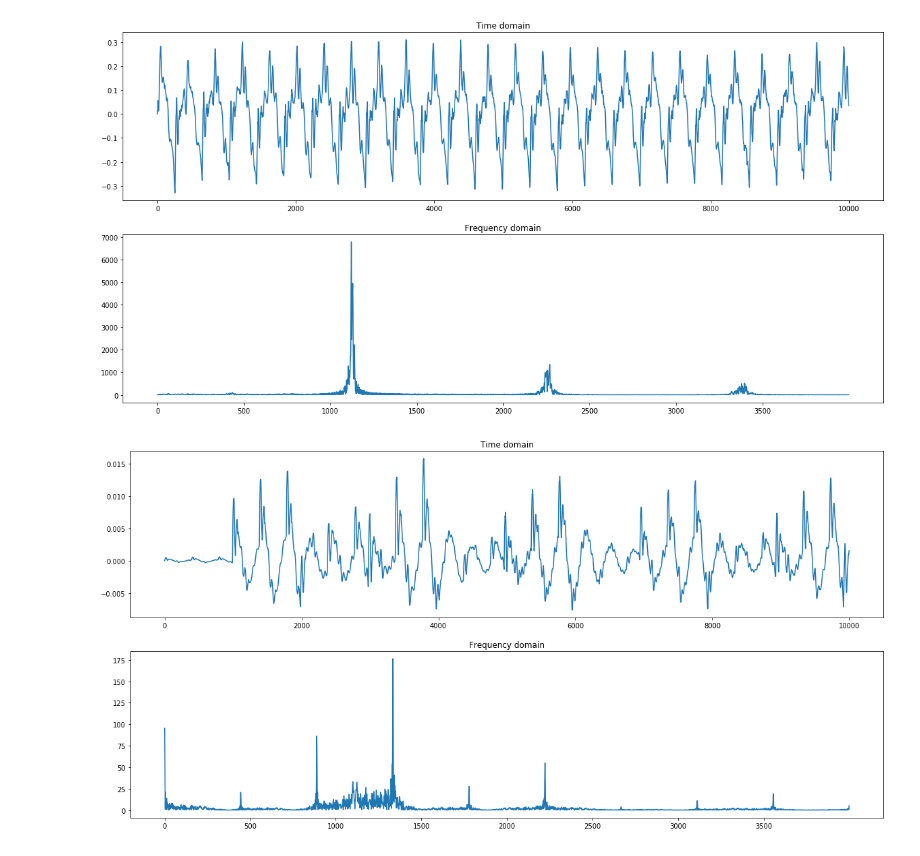
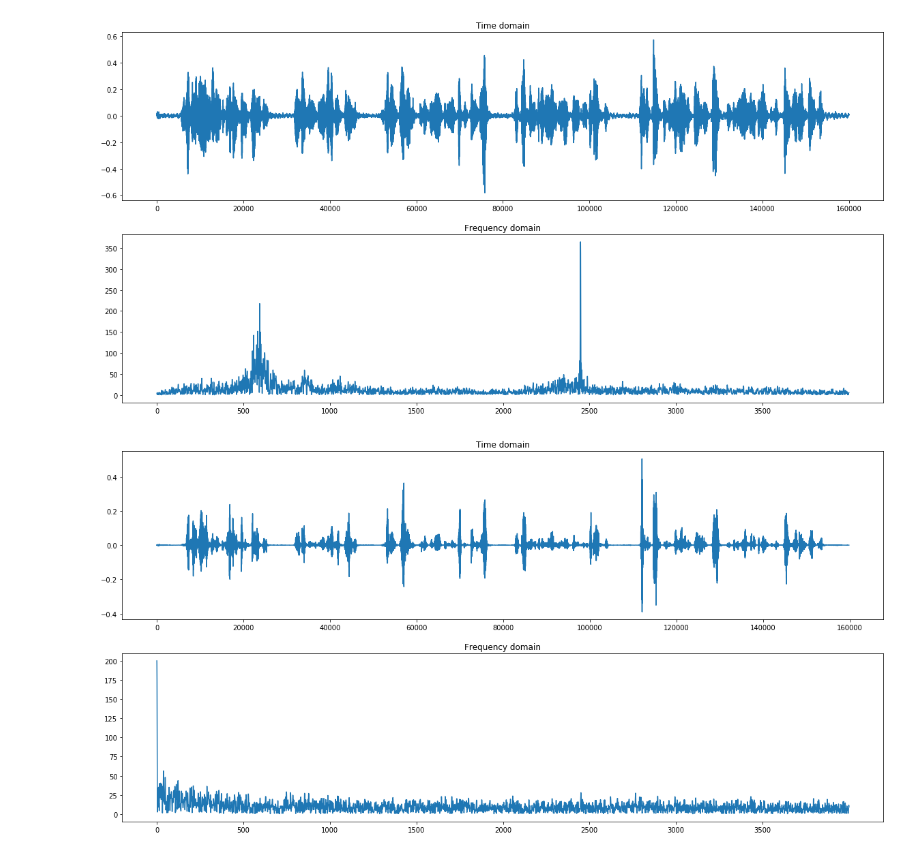
Before and after one commit to enthyp/DSP, a Jupyter notebook: lpc-10/examples/compression.ipynb, the cells around one changed output. Saved outputs shown, nothing was run; the diff lists cells and outputs as text; code cells hidden in the pictures.

```diff
--- a/lpc-10/examples/compression.ipynb
+++ b/lpc-10/examples/compression.ipynb
@@ -5,33 +5,33 @@ from lpc.coding import *
 from lpc.utils import dump_audio, get_audio, record_audio
 from utils import butter_lowpass_filter, plot_audio
 
-fs = 44100
+fs = 8000
 window_len = int(240 / 8000 * fs)
 window_step = int(180 / 8000 * fs)
 bt_min_f, bt_max_f = 100, 400
-n_coef = 150
+n_coef = 10
 
 encoder = Encoder(window_len, window_step, n_coef, bt_min_f, bt_max_f, fs)
 decoder = Decoder(window_step, n_coef)
 # %%
 audio_dir = os.path.join('.', '..', 'audio')
 f_min = 0
-f_max = 4000
+f_max = 3500
 
-test_path = os.path.join(audio_dir, 'a.wav')
+test_path = os.path.join(audio_dir, 'test.wav')
 if not os.path.exists(test_path):
-    audio = record_audio(5, sample_rate=fs)
+    audio = record_audio(20, sample_rate=fs)
     dump_audio(audio, test_path)
 else:
     audio = get_audio(test_path)
 
 left, right = audio[:, 0], audio[:, 1]
 cutoff_freq = f_max
 left_lp = butter_lowpass_filter(left, cutoff_freq, sample_rate=fs).astype(np.double)
 
 plot_audio(left_lp)
 # %% [output]
-[figure, old version]
+[figure, new version]
 # %%
 enc = encoder.encode(left_lp)
 dec = decoder.decode(enc)
@@ -39,4 +39,4 @@ dump_audio(dec, os.path.join(audio_dir, 'a_decomp.wav'), fs)
 # %%
 plot_audio(dec)
 # %% [output]
-[figure, old version]
+[figure, new version]
```
Also changed, not shown: parts of 3 cells of this notebook, 8 other files.
